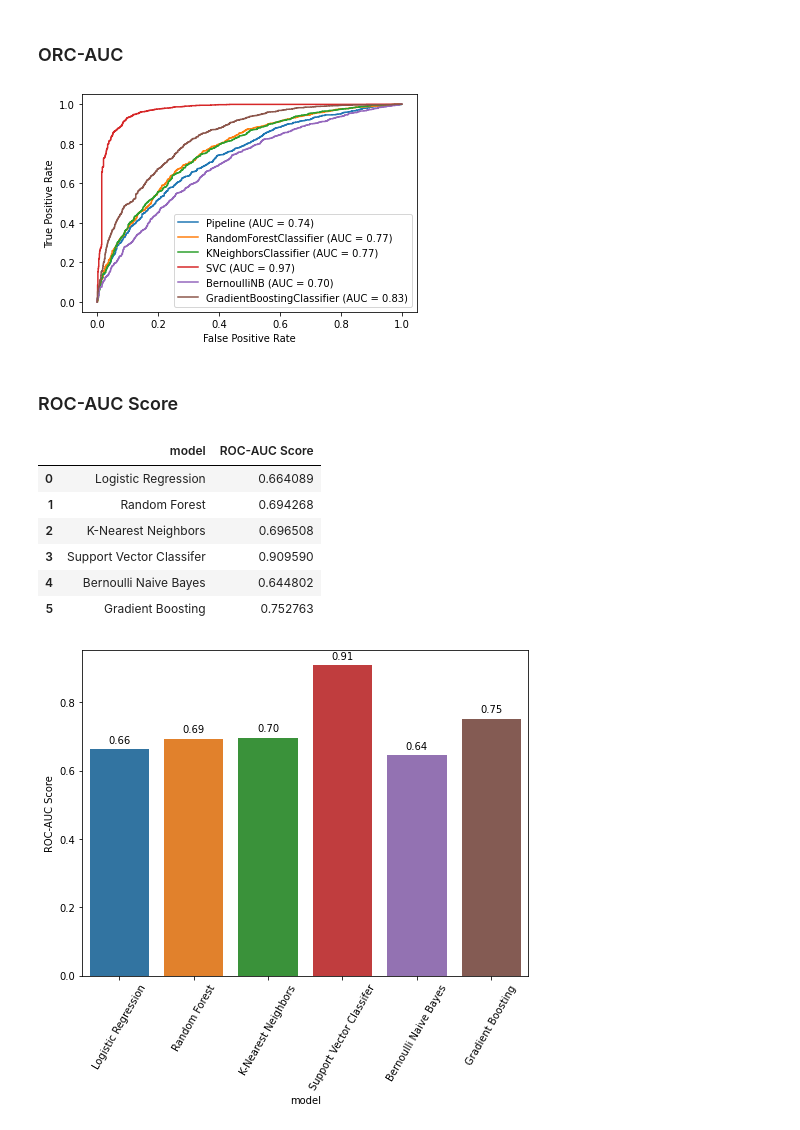
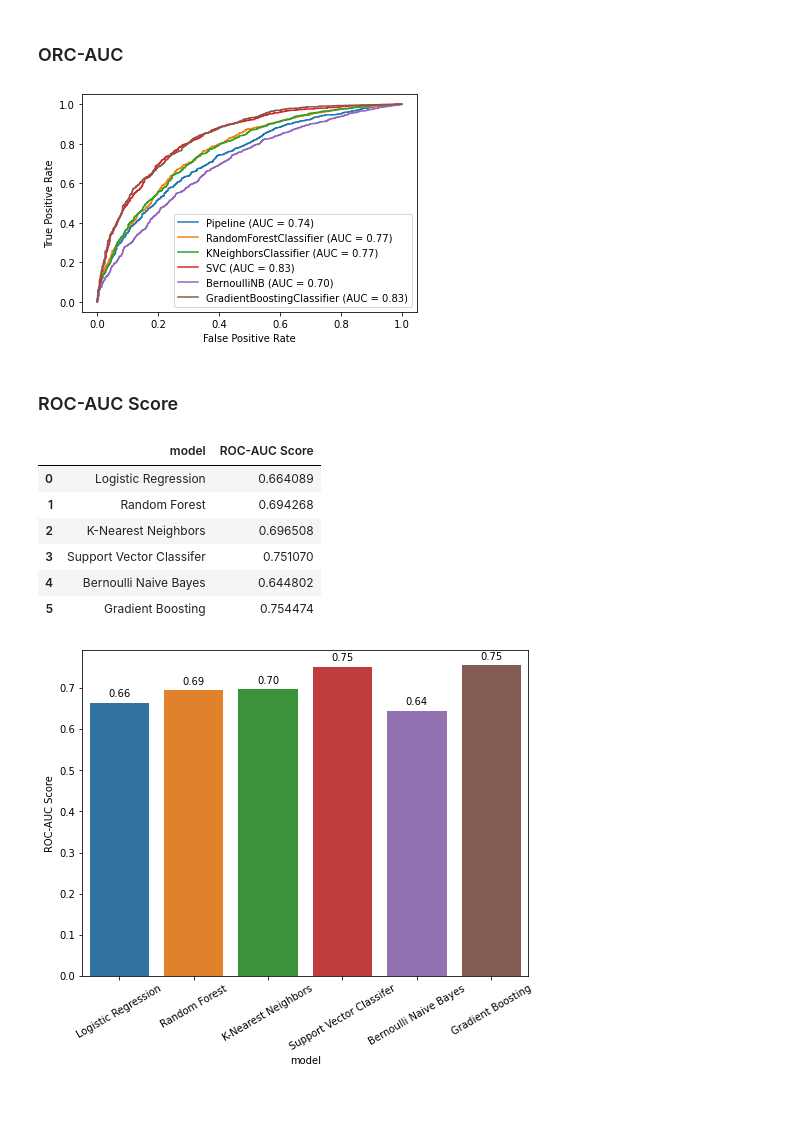
Before and after one commit to Shixin000/In-Vehicle-Coupon-Recommendation-Project, a Jupyter notebook: NoteBooks/4.Model Selection.ipynb, the cells around one changed output. Cells and saved outputs as stored; diff of their text form; code cells hidden in the pictures; blank space fills up the shorter version.

```diff
--- a/NoteBooks/4.Model Selection.ipynb
+++ b/NoteBooks/4.Model Selection.ipynb
@@ -404,7 +404,7 @@ svc_grid_cv.best_params_
 #### Use the best paramater set to create a SVC model and apply it to the test set
 # %%
 svc = SVC(gamma='scale',kernel='poly')
-svc.fit(X_test,y_test)
+svc.fit(X_train,y_train)
 y_pred = svc.predict(X_test)
 # %% [markdown]
 #### Confusion matrix and calssification report
@@ -630,7 +628,7 @@ for i, model in enumerate(models):
   fig = plot_roc_curve(model, X_test,y_test,ax=ax)
 plt.show()
 # %% [output]
-[figure, old version]
+[figure, new version]
 # %% [markdown]
 ### ROC-AUC Score
 # %%
@@ -646,18 +644,18 @@ score_df
 | 0 | Logistic Regression | 0.664089 |
 | 1 | Random Forest | 0.694268 |
 | 2 | K-Nearest Neighbors | 0.696508 |
-| 3 | Support Vector Classifer | 0.909590 |
+| 3 | Support Vector Classifer | 0.751070 |
 | 4 | Bernoulli Naive Bayes | 0.644802 |
-| 5 | Gradient Boosting | 0.752763 |
+| 5 | Gradient Boosting | 0.754474 |
 # %%
 plt.figure(figsize=(8, 6))
 splot=sns.barplot(x="model",y="ROC-AUC Score",data=score_df)
-plt.xticks(rotation=60)
+plt.xticks(rotation=30)
 for p in splot.patches:
     splot.annotate(format(p.get_height(), '.2f'),
                    (p.get_x() + p.get_width() / 2., p.get_height()),
                    ha = 'center', va = 'center',
                    xytext = (0, 9),
                    textcoords = 'offset points')
 # %% [output]
-[figure, old version]
+[figure, new version]
```
Also changed, not shown: parts of 9 cells of this notebook, 1 other file.
